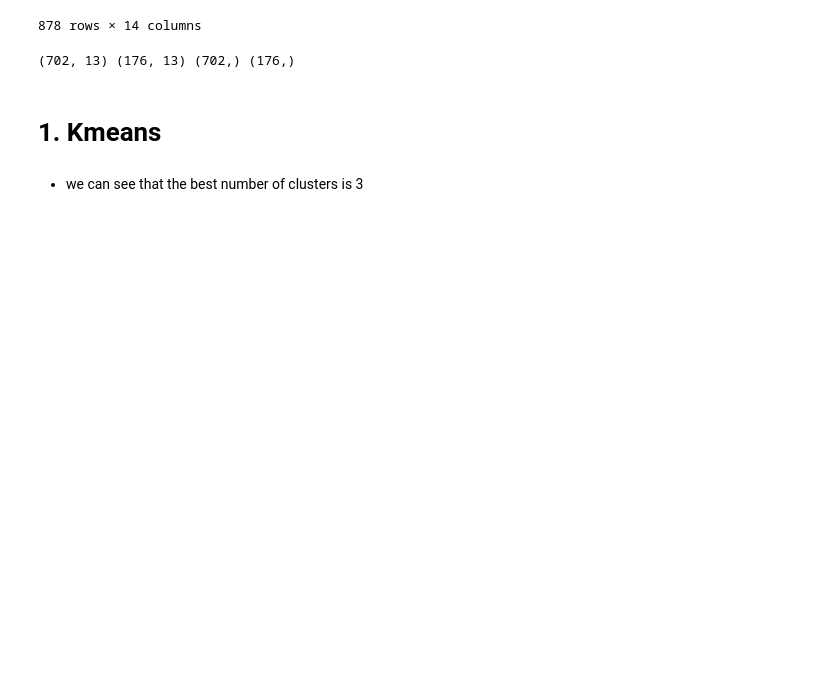
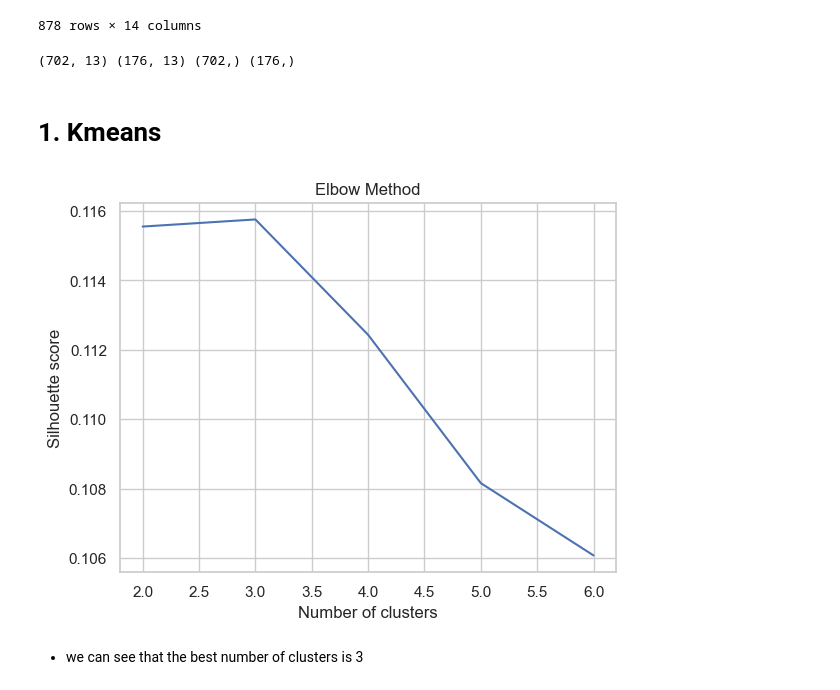
Before and after one commit to Mounir-charef/data_mining, a Jupyter notebook: notebooks/unsupervised_learning.ipynb, the cells around one changed output. Saved outputs shown, nothing was run; the diff lists cells and outputs as text; code cells hidden in the pictures; blank space fills up the shorter version.

Commit message:
kmeans elbow method

```diff
--- a/notebooks/unsupervised_learning.ipynb
+++ b/notebooks/unsupervised_learning.ipynb
@@ -44,7 +43,9 @@ print(X_train.shape, X_test.shape, Y_train.shape, Y_test.shape)
 # %% [markdown]
 # 1. Kmeans
 # %%
-# kmeans_elbow(X, k_range=range(2, 7), strategy='manhattan')
+kmeans_elbow(X.to_numpy(), k_range=range(2, 7), strategy='euclidean')
+# %% [output]
+[figure, added]
 # %% [markdown]
 - we can see that the best number of clusters is 3
 # %%
```
Also changed, not shown: parts of 9 cells of this notebook.
